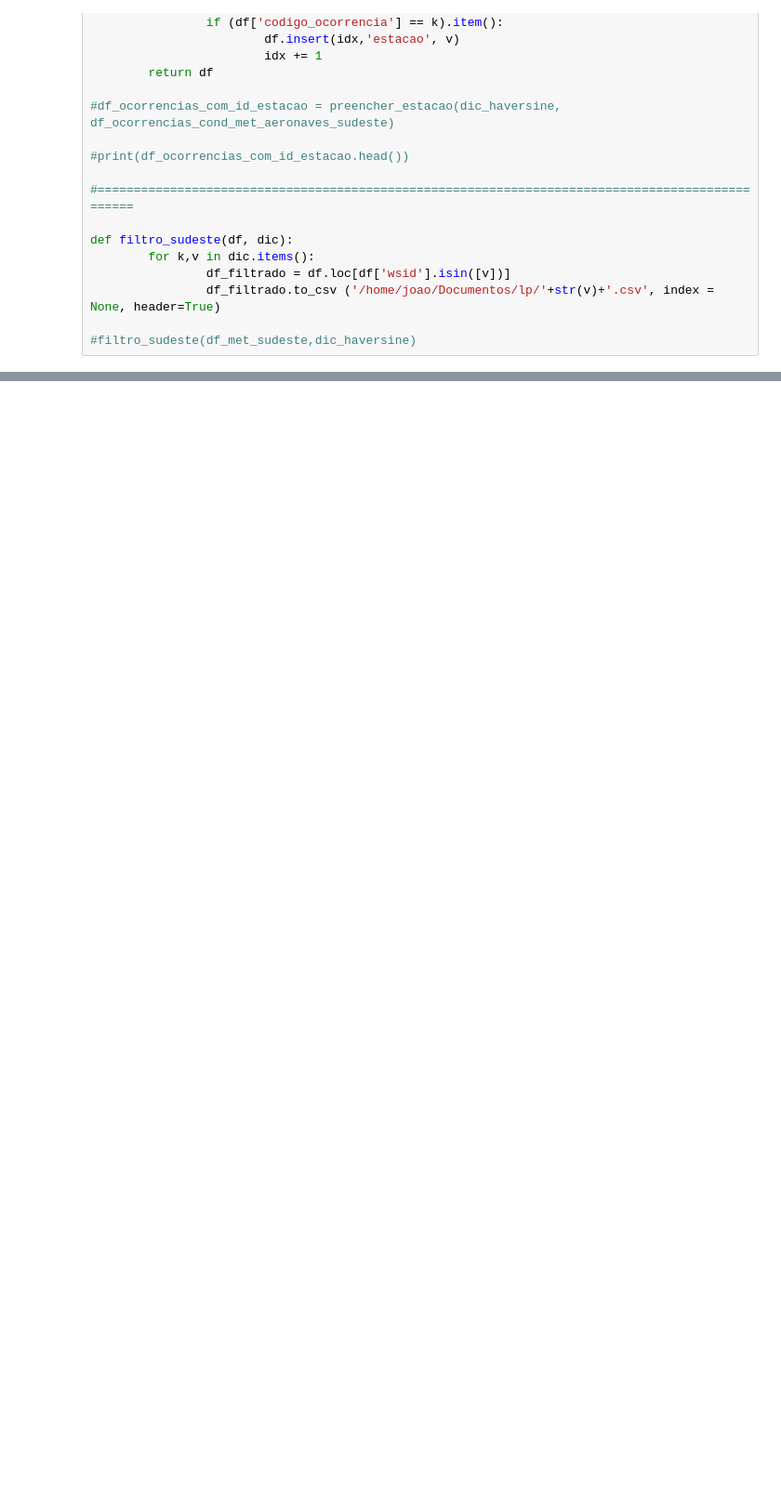
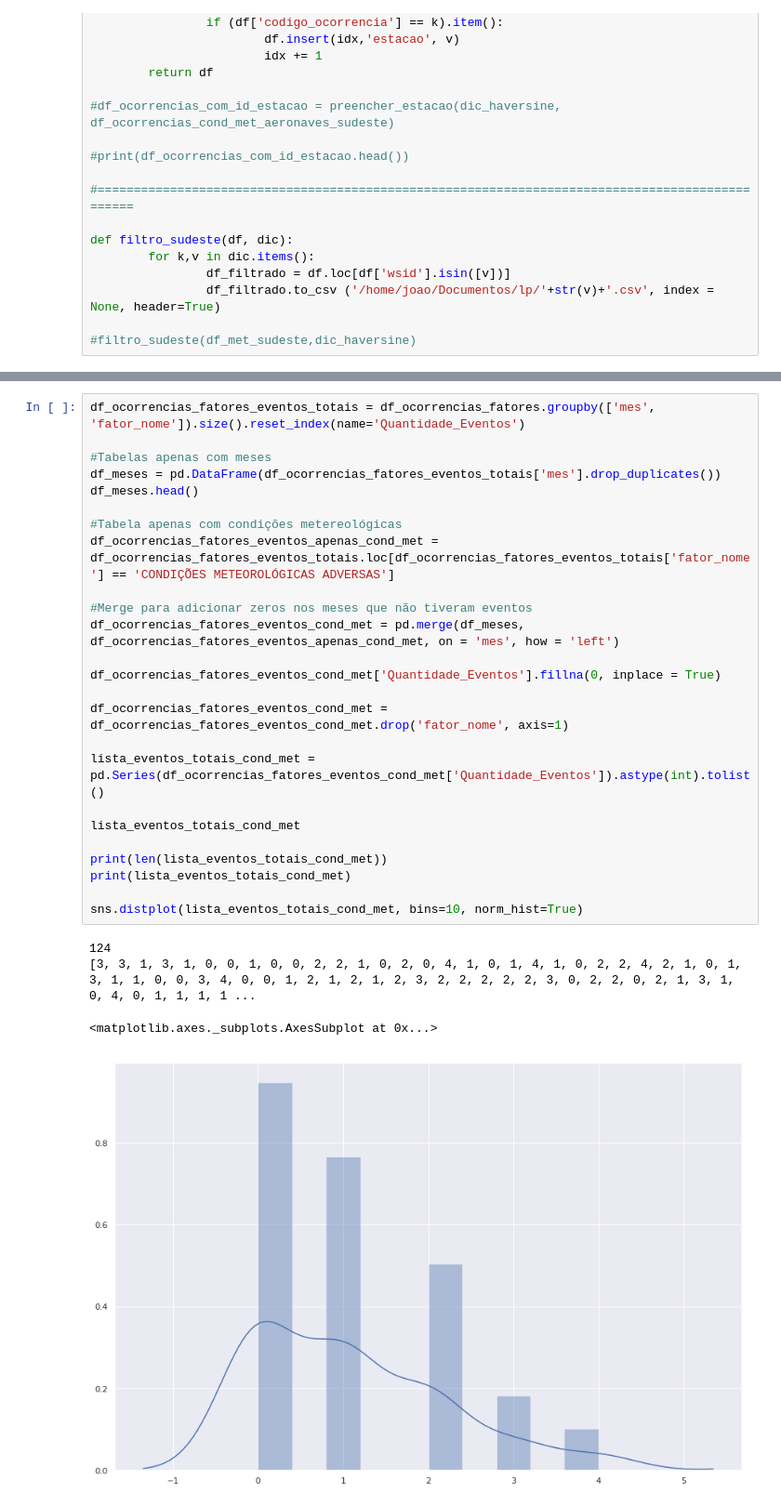
Before and after one commit to projeto-lp-20191/Dfly, a Jupyter notebook: Dfly.ipynb, the cells around one changed output, grey strips where cells are left out. Shown at 93% size. Saved outputs shown, nothing was run; the diff lists cells and outputs as text; blank space fills up the shorter version.

```diff
--- a/Dfly.ipynb
+++ b/Dfly.ipynb
@@ -1155,0 +1643,30 @@ def filtro_sudeste(df, dic):
+# %%
+df_ocorrencias_fatores_eventos_totais = df_ocorrencias_fatores.groupby(['mes', 'fator_nome']).size().reset_index(name='Quantidade_Eventos')
+
+#Tabelas apenas com meses
+df_meses = pd.DataFrame(df_ocorrencias_fatores_eventos_totais['mes'].drop_duplicates())
+df_meses.head()
+
+#Tabela apenas com condições metereológicas
+df_ocorrencias_fatores_eventos_apenas_cond_met = df_ocorrencias_fatores_eventos_totais.loc[df_ocorrencias_fatores_eventos_totais['fator_nome'] == 'CONDIÇÕES METEOROLÓGICAS ADVERSAS']
+
+#Merge para adicionar zeros nos meses que não tiveram eventos
+df_ocorrencias_fatores_eventos_cond_met = pd.merge(df_meses, df_ocorrencias_fatores_eventos_apenas_cond_met, on = 'mes', how = 'left')
+
+df_ocorrencias_fatores_eventos_cond_met['Quantidade_Eventos'].fillna(0, inplace = True)
+
+df_ocorrencias_fatores_eventos_cond_met = df_ocorrencias_fatores_eventos_cond_met.drop('fator_nome', axis=1)
+
+lista_eventos_totais_cond_met = pd.Series(df_ocorrencias_fatores_eventos_cond_met['Quantidade_Eventos']).astype(int).tolist()
+
+lista_eventos_totais_cond_met
+
+print(len(lista_eventos_totais_cond_met))
+print(lista_eventos_totais_cond_met)
+
+sns.distplot(lista_eventos_totais_cond_met, bins=10, norm_hist=True)
+# %% [output]
+124
+[3, 3, 1, 3, 1, 0, 0, 1, 0, 0, 2, 2, 1, 0, 2, 0, 4, 1, 0, 1, 4, 1, 0, 2, 2, 4, 2, 1, 0, 1, 3, 1, 1, 0, 0, 3, 4, 0, 0, 1, 2, 1, 2, 1, 2, 3, 2, 2, 2, 2, 2, 3, 0, 2, 2, 0, 2, 1, 3, 1, 0, 4, 0, 1, 1, 1, 1 ...
+<matplotlib.axes._subplots.AxesSubplot at 0x...>
+[figure, added]
```
Also changed, not shown: parts of 81 cells of this notebook.
